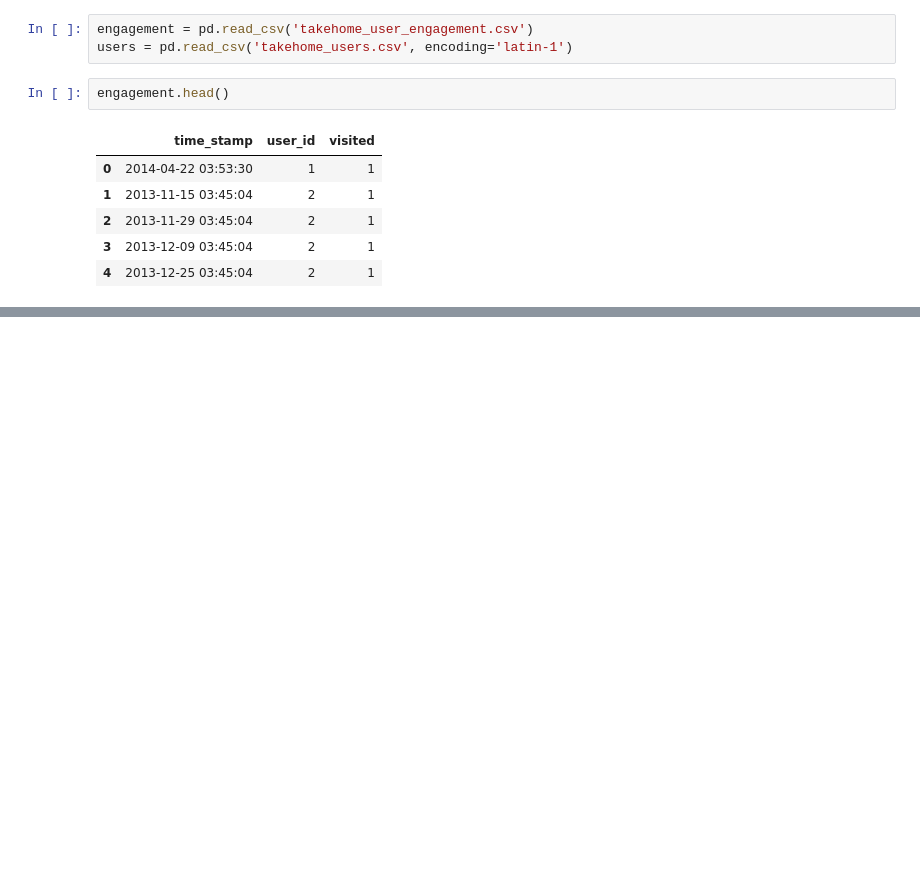
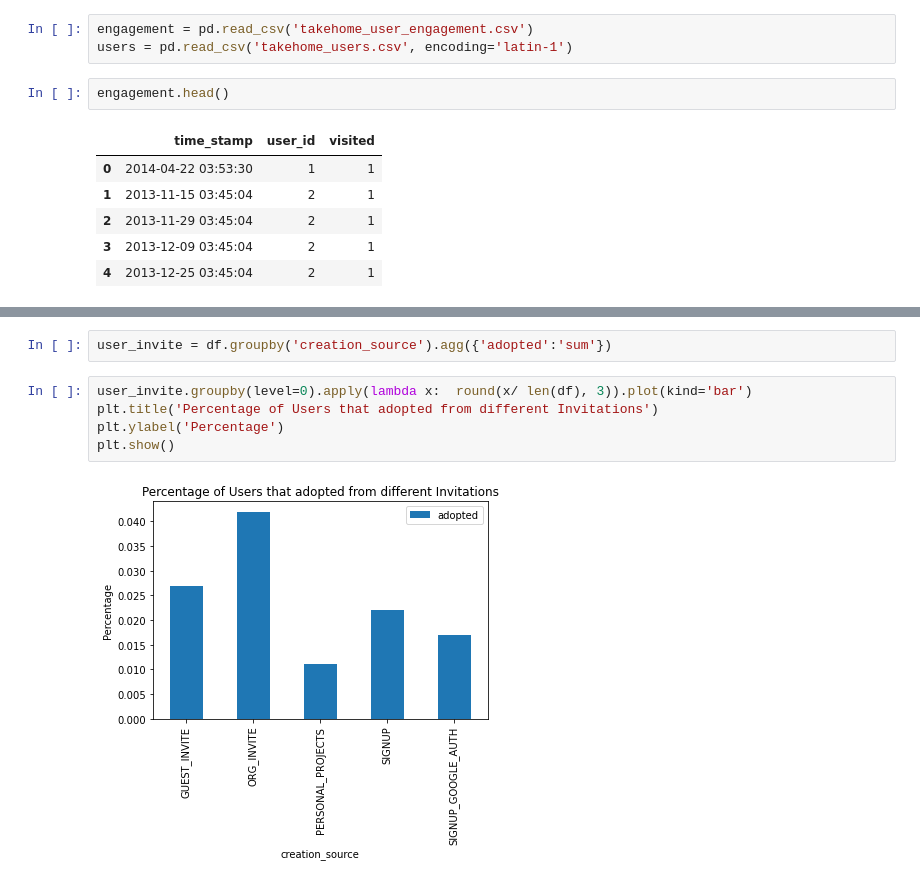
Before and after one commit to izinex/Springboard-Data-Science, a Jupyter notebook: relax_challenge/relax.ipynb, the cells around one changed output, grey strips where cells are left out. Drawn from its saved outputs; the diff is of its cells as text; blank space fills up the shorter version.

```diff
--- a/relax_challenge/relax.ipynb
+++ b/relax_challenge/relax.ipynb
@@ -26,0 +275,9 @@ users.head()
+# %%
+user_invite = df.groupby('creation_source').agg({'adopted':'sum'})
+# %%
+user_invite.groupby(level=0).apply(lambda x:  round(x/ len(df), 3)).plot(kind='bar')
+plt.title('Percentage of Users that adopted from different Invitations')
+plt.ylabel('Percentage')
+plt.show()
+# %% [output]
+[figure, added]
```
Also changed, not shown: parts of 96 cells of this notebook.
